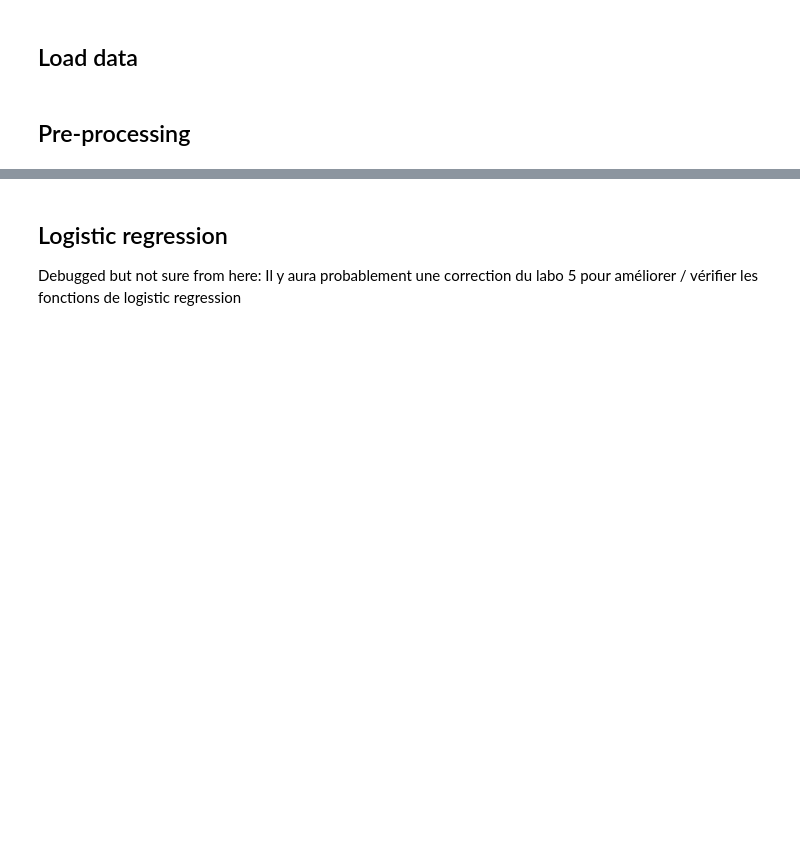
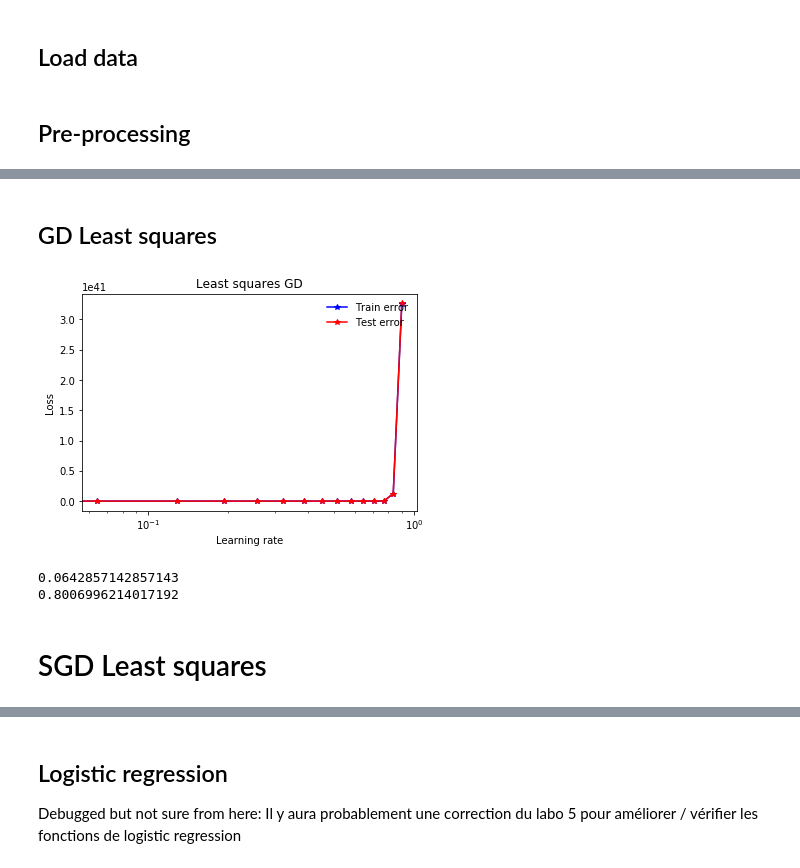
Before and after one commit to PaulineMauryL/MachineLearningProject1, a Jupyter notebook: Projet_1_Clean.ipynb, the cells around one changed output, grey strips where cells are left out. Cells and saved outputs as stored; diff of their text form; code cells hidden in the pictures; blank space fills up the shorter version.

Commit message:
begin cross_validation implementation

```diff
--- a/Projet_1_Clean.ipynb
+++ b/Projet_1_Clean.ipynb
@@ -110,0 +41,5 @@ loss_test_gd, loss_train_gd = ridge_gd_hyperparam(gammas, lambdas)
+# %%
+# For grid search of hyperparameters
+num_intervals = 15
+gammas = np.linspace(0, 0.90, num_intervals)
+lambdas = np.logspace(-4, -0.05, num_intervals)
@@ -110,0 +49,34 @@ loss_test_gd, loss_train_gd = ridge_gd_hyperparam(gammas, lambdas)
+# %% [markdown]
+## GD Least squares
+# %%
+def ls_gd_hyperparam(gammas, nb_cross_validation):
+    loss_test = np.zeros([len(gammas), nb_cross_validation])
+    loss_train = np.zeros([len(gammas), nb_cross_validation])
+    for i, gamma in enumerate(gammas):
+        for j in range(nb_cross_validation):
+            w, loss_tr = least_squares_GD(y_train, x_train, w_initial, max_iters, gamma)
+            loss_train[i][j] = loss_tr
+            loss_test[i][j] = compute_loss_ls(y_test, x_test, w)
+    return loss_test, loss_train
+# %%
+loss_test_gd, loss_train_gd = ls_gd_hyperparam(gammas, nb_cross_validation)
+# %%
+train_gd_mean = np.mean(loss_train_gd, axis=1)
+test_gd_mean = np.mean(loss_test_gd, axis=1)
+# %%
+#Schéma moche parce que nb_iter bien trop faible
+plot_train_test(train_gd_mean, test_gd_mean, gammas, "Least squares GD")
+# %% [output]
+[figure, added]
+# %%
+# Minimum values for ls_gd
+idx = np.argmin(test_gd_mean)
+learning_rate = gammas[idx]
+ls_gd_loss = np.min(test_gd_mean)
+print(learning_rate)
+print(ls_gd_loss)
+# %% [output]
+0.0642857142857143
+0.8006996214017192
+# %% [markdown]
+# SGD Least squares
```
Also changed, not shown: parts of 43 cells of this notebook.
